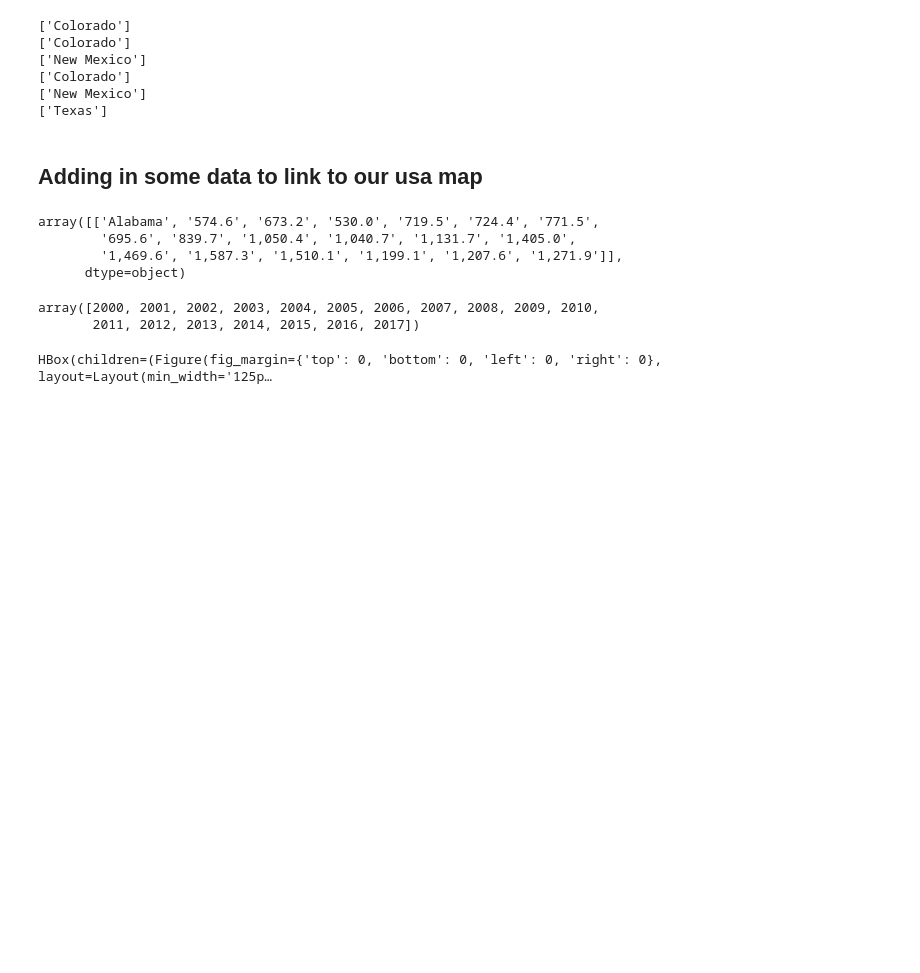
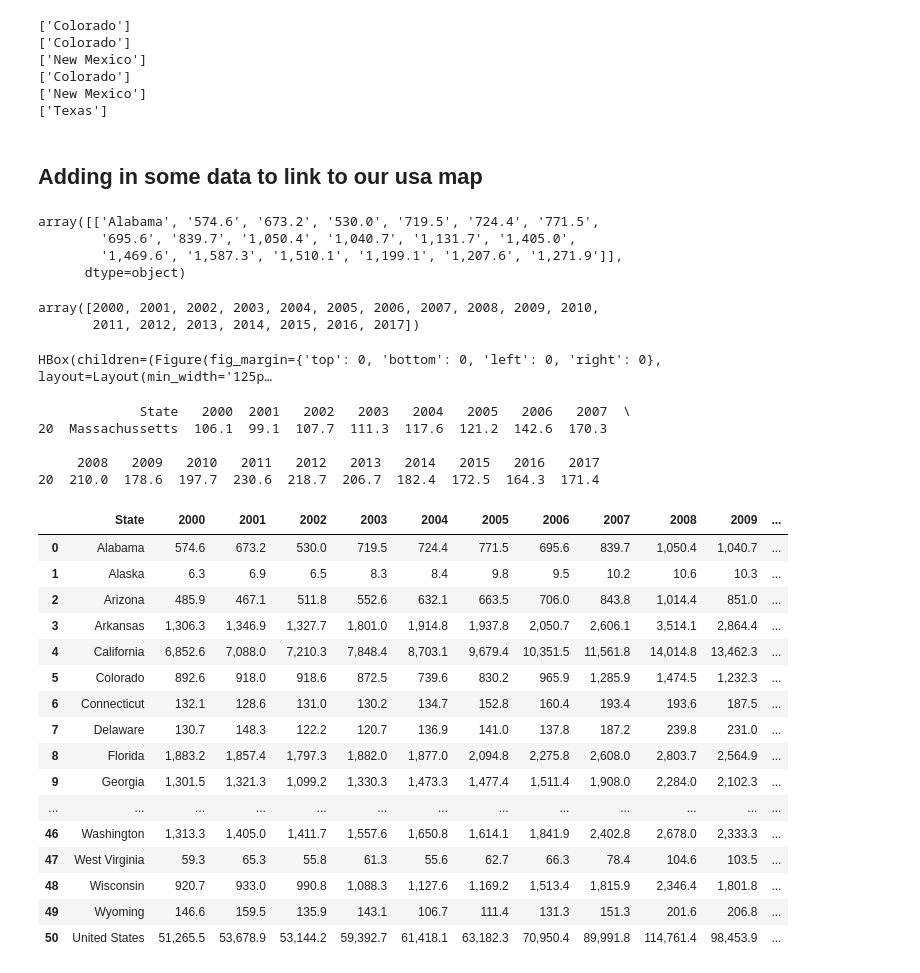
Before and after one commit to UIUC-iSchool-DataViz/spring2019online, a Jupyter notebook: week08/prep_notebook_week08.ipynb, the cells around one changed output. Cells and saved outputs as stored; diff of their text form; code cells hidden in the pictures; blank space fills up the shorter version.

```diff
--- a/week08/prep_notebook_week08.ipynb
+++ b/week08/prep_notebook_week08.ipynb
@@ -547,3 +540,33 @@ states_map.observe(get_data_value,'selected')
 ipywidgets.HBox([fig,fig_lines])
 # %% [output]
 HBox(children=(Figure(fig_margin={'top': 0, 'bottom': 0, 'left': 0, 'right': 0}, layout=Layout(min_width='125p…
+# %%
+sn = 'Massachusetts'
+sn = 'Massachussetts'
+print(comm[comm['State'] == sn])
+# %% [output]
+             State   2000  2001   2002   2003   2004   2005   2006   2007  \
+20  Massachussetts  106.1  99.1  107.7  111.3  117.6  121.2  142.6  170.3
+
+     2008   2009   2010   2011   2012   2013   2014   2015   2016   2017
+20  210.0  178.6  197.7  230.6  218.7  206.7  182.4  172.5  164.3  171.4
+# %%
+comm
+# %% [output]
+|  | State | 2000 | 2001 | 2002 | 2003 | 2004 | 2005 | 2006 | 2007 | 2008 | 2009 | ... |
+| 0 | Alabama | 574.6 | 673.2 | 530.0 | 719.5 | 724.4 | 771.5 | 695.6 | 839.7 | 1,050.4 | 1,040.7 | ... |
+| 1 | Alaska | 6.3 | 6.9 | 6.5 | 8.3 | 8.4 | 9.8 | 9.5 | 10.2 | 10.6 | 10.3 | ... |
+| 2 | Arizona | 485.9 | 467.1 | 511.8 | 552.6 | 632.1 | 663.5 | 706.0 | 843.8 | 1,014.4 | 851.0 | ... |
+| 3 | Arkansas | 1,306.3 | 1,346.9 | 1,327.7 | 1,801.0 | 1,914.8 | 1,937.8 | 2,050.7 | 2,606.1 | 3,514.1 | 2,864.4 | ... |
+| 4 | California | 6,852.6 | 7,088.0 | 7,210.3 | 7,848.4 | 8,703.1 | 9,679.4 | 10,351.5 | 11,561.8 | 14,014.8 | 13,462.3 | ... |
+| 5 | Colorado | 892.6 | 918.0 | 918.6 | 872.5 | 739.6 | 830.2 | 965.9 | 1,285.9 | 1,474.5 | 1,232.3 | ... |
+| 6 | Connecticut | 132.1 | 128.6 | 131.0 | 130.2 | 134.7 | 152.8 | 160.4 | 193.4 | 193.6 | 187.5 | ... |
+| 7 | Delaware | 130.7 | 148.3 | 122.2 | 120.7 | 136.9 | 141.0 | 137.8 | 187.2 | 239.8 | 231.0 | ... |
+| 8 | Florida | 1,883.2 | 1,857.4 | 1,797.3 | 1,882.0 | 1,877.0 | 2,094.8 | 2,275.8 | 2,608.0 | 2,803.7 | 2,564.9 | ... |
+| 9 | Georgia | 1,301.5 | 1,321.3 | 1,099.2 | 1,330.3 | 1,473.3 | 1,477.4 | 1,511.4 | 1,908.0 | 2,284.0 | 2,102.3 | ... |
+| ... | ... | ... | ... | ... | ... | ... | ... | ... | ... | ... | ... | ... |
+| 46 | Washington | 1,313.3 | 1,405.0 | 1,411.7 | 1,557.6 | 1,650.8 | 1,614.1 | 1,841.9 | 2,402.8 | 2,678.0 | 2,333.3 | ... |
+| 47 | West Virginia | 59.3 | 65.3 | 55.8 | 61.3 | 55.6 | 62.7 | 66.3 | 78.4 | 104.6 | 103.5 | ... |
+| 48 | Wisconsin | 920.7 | 933.0 | 990.8 | 1,088.3 | 1,127.6 | 1,169.2 | 1,513.4 | 1,815.9 | 2,346.4 | 1,801.8 | ... |
+| 49 | Wyoming | 146.6 | 159.5 | 135.9 | 143.1 | 106.7 | 111.4 | 131.3 | 151.3 | 201.6 | 206.8 | ... |
+| 50 | United States | 51,265.5 | 53,678.9 | 53,144.2 | 59,392.7 | 61,418.1 | 63,182.3 | 70,950.4 | 89,991.8 | 114,761.4 | 98,453.9 | ... |
```
Also changed, not shown: parts of 8 cells of this notebook, 16 other files.
